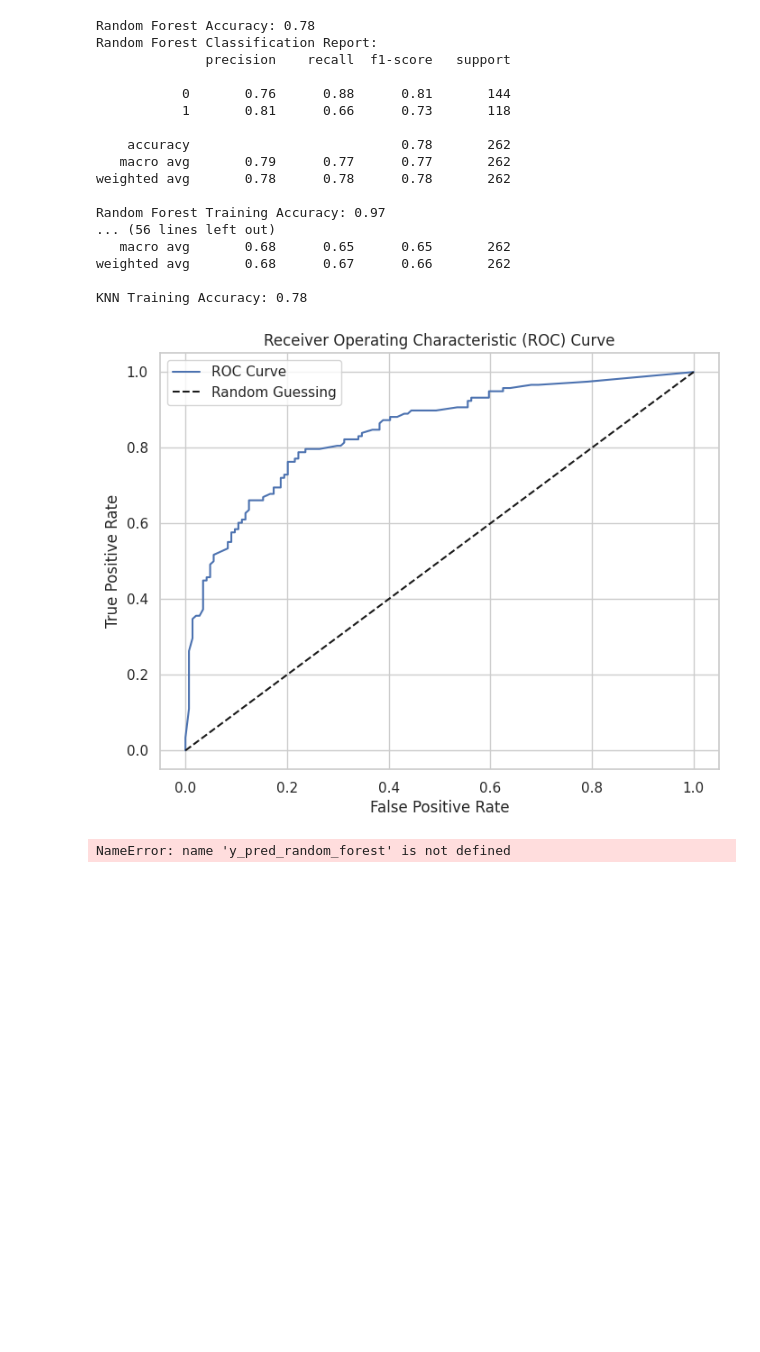
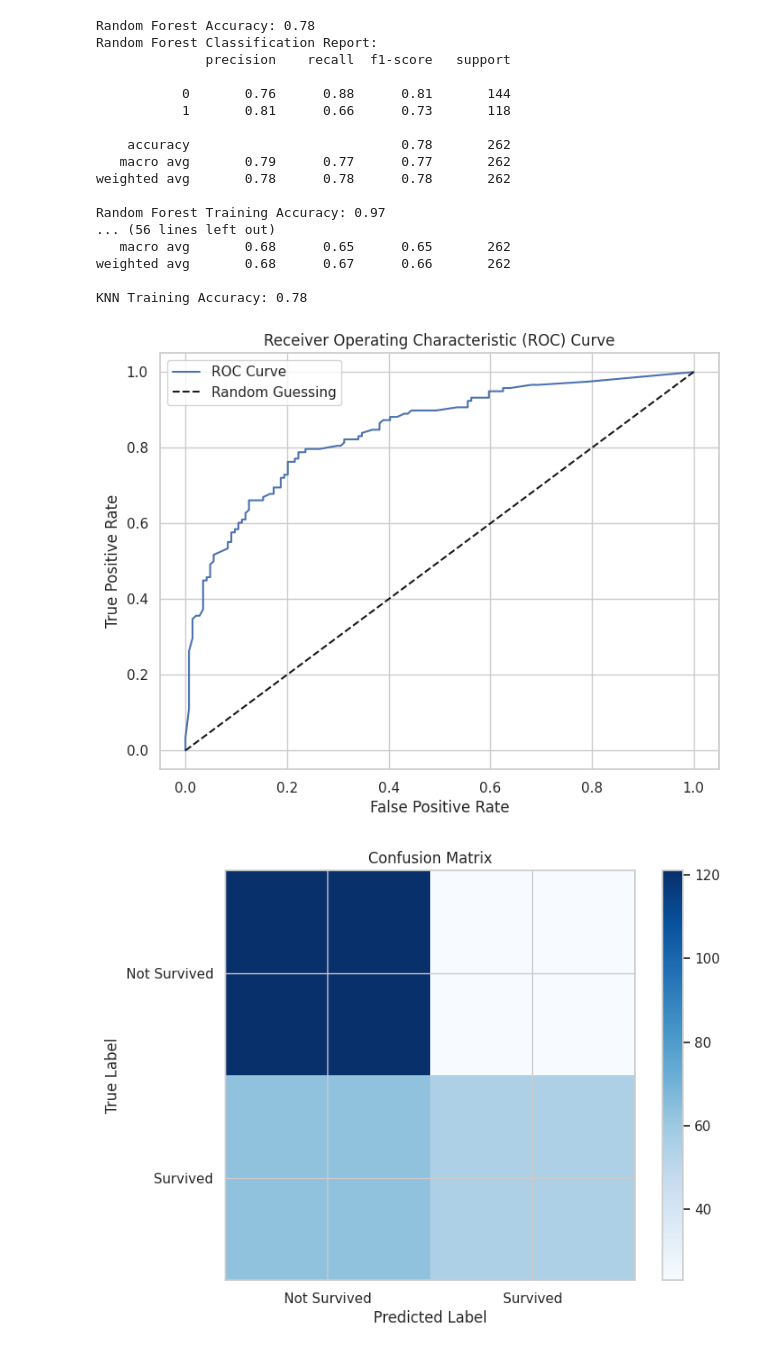
Before and after one commit to patrykfranaszczuk/Data-Science, a Jupyter notebook: Titanic.ipynb, the cells around one changed output. Saved outputs shown, nothing was run; the diff lists cells and outputs as text; code cells hidden in the pictures; blank space fills up the shorter version.

Commit message:
Confusion matrix fix

```diff
--- a/Titanic.ipynb
+++ b/Titanic.ipynb
@@ -598,29 +598,29 @@ KNN Training Accuracy: 0.78
 # %%
 from sklearn.metrics import roc_curve, confusion_matrix
 
 # ROC
 y_prob = random_forest.predict_proba(X_test)[:, 1]
 fpr, tpr, thresholds = roc_curve(y_test, y_prob)
 plt.figure(figsize=(8, 6))
 plt.plot(fpr, tpr, label='ROC Curve')
 plt.plot([0, 1], [0, 1], 'k--', label='Random Guessing')
 plt.xlabel('False Positive Rate')
 plt.ylabel('True Positive Rate')
 plt.title('Receiver Operating Characteristic (ROC) Curve')
 plt.legend()
 plt.show()
 
 # Confusion matrix
-conf_matrix = confusion_matrix(y_test, y_pred_random_forest)
+conf_matrix = confusion_matrix(y_test, y_pred)
 plt.figure(figsize=(8, 6))
 plt.imshow(conf_matrix, interpolation='nearest', cmap=plt.cm.Blues)
 plt.title('Confusion Matrix')
 plt.colorbar()
 plt.xlabel('Predicted Label')
 plt.ylabel('True Label')
 plt.xticks([0, 1], ['Not Survived', 'Survived'])
 plt.yticks([0, 1], ['Not Survived', 'Survived'])
 plt.show()
 # %% [output]
 [figure]
-NameError: name 'y_pred_random_forest' is not defined
+[figure, added]
```
Also changed, not shown: parts of 2 cells of this notebook.
